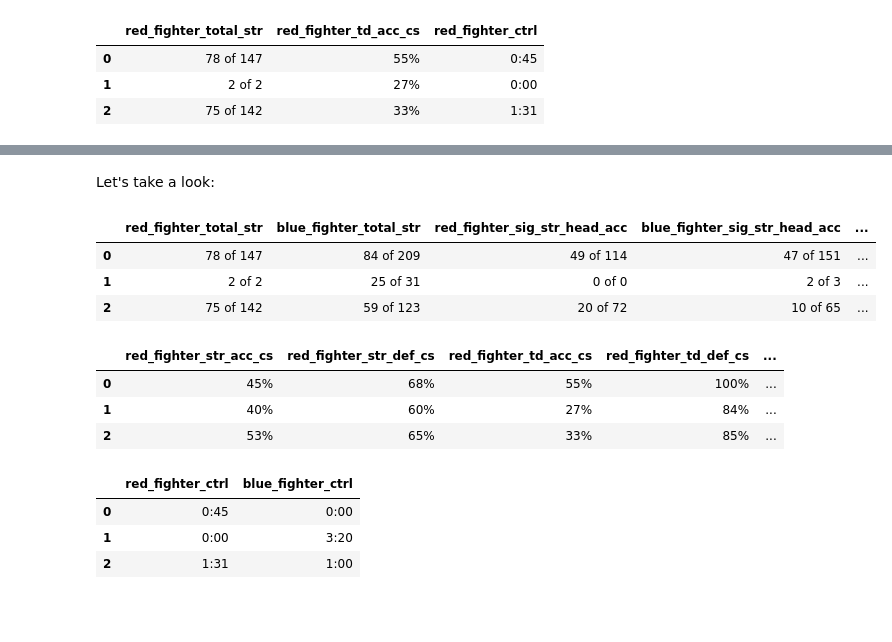
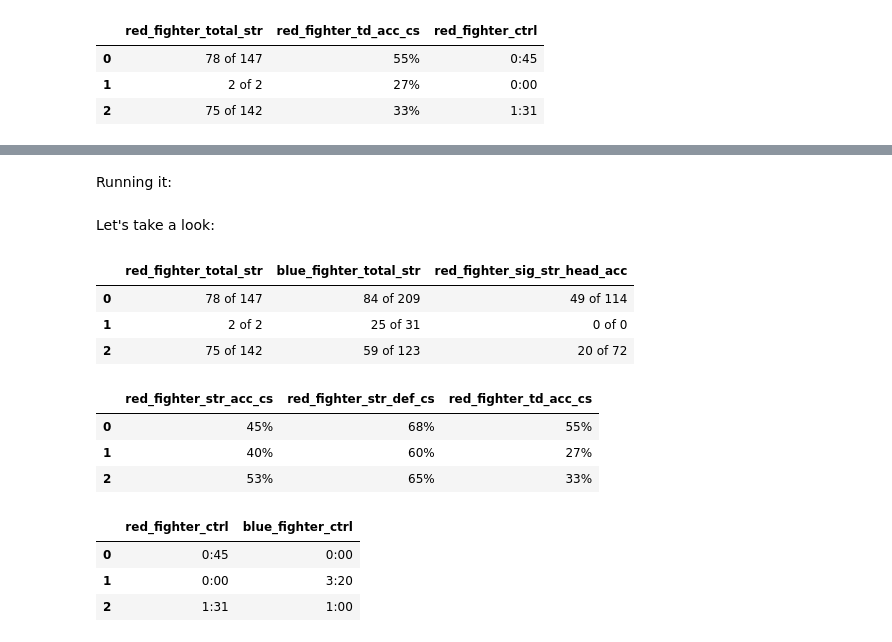
Before and after one commit to komaksym/UFC-DataLab, a Jupyter notebook: data/src/clean_data.ipynb, the cells around one changed output, grey strips where cells are left out. Cells and saved outputs as stored; diff of their text form; code cells hidden in the pictures; blank space fills up the shorter version.

Commit message:
refactored bucket_obj_cols()

```diff
--- a/data/src/clean_data.ipynb
+++ b/data/src/clean_data.ipynb
@@ -413,0 +413,3 @@ Number of categorical features to preprocess: 46
+# %%
+cols_to_standardize = find_obj_cols(stats)
+print(f"Number of categorical features to preprocess: {len(cols_to_standardize)}")
@@ -430,36 +437,43 @@ But let's first group the columns into 3 different buckets for simplicity:
 # %%
-"""This way of matching is not safe, and REGEXes should be used instead,
-but this is a trivial case and I think we should be fine."""
+def bucket_obj_cols(cols):
+    """Buckets provided columns into 3 various buckets, based on regex patterns.
+    """
 
-of_cols = []
-no_pct_symbol_cols = []
-time_cols = []
+    of_cols = []
+    no_pct_cols = []
+    time_cols = []
 
-for col in cols_to_standardize:
-    val = stats.loc[0, col]
+    for col in cols:
+        sample_val = stats[col].dropna().astype(str).head(1).values[0]
 
-    if "of" in val:
-        of_cols.append(col)
-    elif "%" in val:
-        no_pct_symbol_cols.append(col)
-    elif ":" in val:
-        time_cols.append(col)
+        if re.search(r"\d+\s*of\s*\d+", sample_val): # If matches 'number of number' schema
+            of_cols.append(col)
+        elif re.search(r"\d+\s*%", sample_val): # If matches 'x%' pct schema
+            no_pct_cols.append(col)
+        elif re.search(r"\d+\s*:\s*\d+", sample_val): # If matches 'x:yy' time schema
+            time_cols.append(col)
+
+    return of_cols, no_pct_cols, time_cols
-# %% [markdown]
-Let's take a look:
+# %% [markdown]
+Running it:
+# %%
+of_cols, no_pct_cols, time_cols = bucket_obj_cols(cols_to_standardize)
+# %% [markdown]
+Let's take a look:
 # %%
-stats.loc[:2, of_cols]
+stats.loc[:2, of_cols[:3]]
 # %% [output]
-|  | red_fighter_total_str | blue_fighter_total_str | red_fighter_sig_str_head_acc | blue_fighter_sig_str_head_acc | ... |
-| 0 | 78 of 147 | 84 of 209 | 49 of 114 | 47 of 151 | ... |
-| 1 | 2 of 2 | 25 of 31 | 0 of 0 | 2 of 3 | ... |
-| 2 | 75 of 142 | 59 of 123 | 20 of 72 | 10 of 65 | ... |
+|  | red_fighter_total_str | blue_fighter_total_str | red_fighter_sig_str_head_acc |
+| 0 | 78 of 147 | 84 of 209 | 49 of 114 |
+| 1 | 2 of 2 | 25 of 31 | 0 of 0 |
+| 2 | 75 of 142 | 59 of 123 | 20 of 72 |
 # %%
-stats.loc[:2, no_pct_symbol_cols]
+stats.loc[:2, no_pct_cols[:3]]
 # %% [output]
-|  | red_fighter_str_acc_cs | red_fighter_str_def_cs | red_fighter_td_acc_cs | red_fighter_td_def_cs | ... |
-| 0 | 45% | 68% | 55% | 100% | ... |
-| 1 | 40% | 60% | 27% | 84% | ... |
-| 2 | 53% | 65% | 33% | 85% | ... |
+|  | red_fighter_str_acc_cs | red_fighter_str_def_cs | red_fighter_td_acc_cs |
+| 0 | 45% | 68% | 55% |
+| 1 | 40% | 60% | 27% |
+| 2 | 53% | 65% | 33% |
 # %%
 stats.loc[:2, time_cols]
 # %% [output]
```
Also changed, not shown: parts of 4 cells of this notebook.
